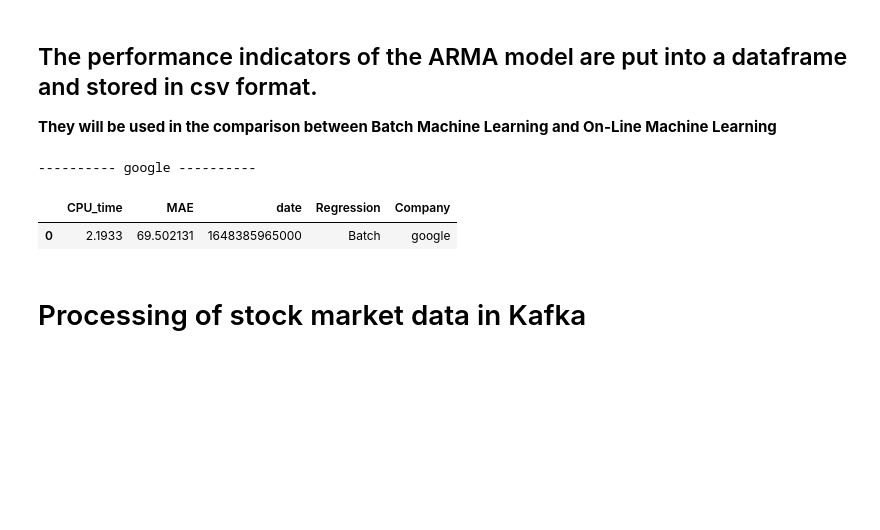
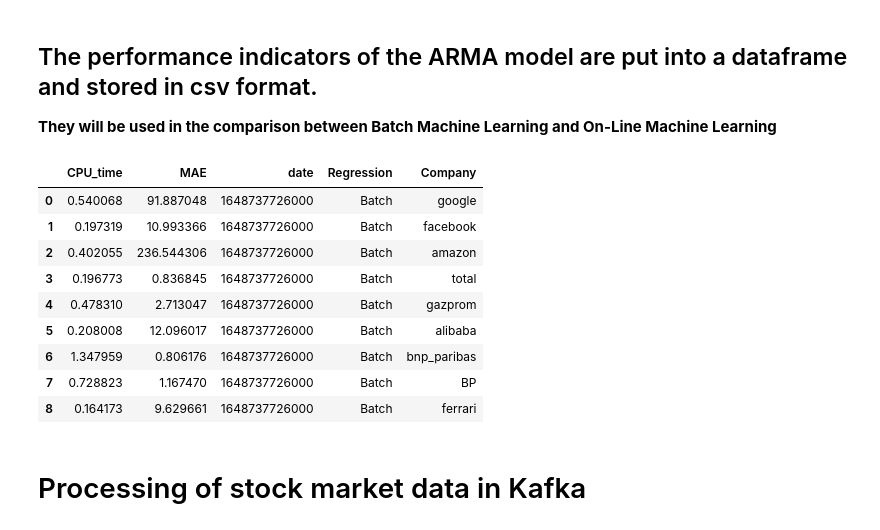
Before and after one commit to hrialan/m2ds-data-stream-project, a Jupyter notebook: 1-NERIN_PERBET_RIALAN__Datastream_sujet_5__Data.ipynb, the cells around one changed output. Cells and saved outputs as stored; diff of their text form; code cells hidden in the pictures; blank space fills up the shorter version.

```diff
--- a/1-NERIN_PERBET_RIALAN__Datastream_sujet_5__Data.ipynb
+++ b/1-NERIN_PERBET_RIALAN__Datastream_sujet_5__Data.ipynb
@@ -475,0 +484,10 @@ Name: (GOOG, Close), Length: 133, dtype: float64
+# %%
+data_train = {}
+data_test = {}
+
+for company in All_the_companies:
+    date_fin = data_clean[company].tail(1).index.to_list()[0]
+    date_deb_test = date_fin + neg_test_length
+    date_fin_train = date_deb_test - delta_train_test
+    data_train[company] = data_clean[company][:date_fin_train]
+    data_test[company] = data_clean[company][date_deb_test:]
@@ -608,0 +641,4 @@ plot_ACF_and_PACF(data_train, lags)
+# %%
+for company in All_the_companies:
+    print("\n --------------- {} ----------------".format(company))
+    plot_ACF_and_PACF(data_train[company], lags)
@@ -655,6 +712,10 @@ Covariance Type:                  opg
 # %%
-MAE, df_Prediction_11 = Modele_Predict(Modele_11, data_test)
-print("\nMean Absolute Error of the prediction = {:.2f} USD".format(MAE))
-Batch_ML_result["MAE"].append(MAE)
-df_Prediction_11
+# predict the close stocks
+df_Prediction_11 = {}
+
+for company in All_the_companies:
+    MAE, df_Prediction_11[company] = Modele_Predict(Modele_11[company], data_test[company])
+    print("\nMean Absolute Error of the prediction = {:.2f} USD".format(MAE))
+    Batch_ML_result["MAE"].append(MAE)
+    display(df_Prediction_11[company])
 # %% [output]
@@ -679,0 +785,4 @@ plot_predict_ARMA(The_selected_company, data_clean, Modele_11, df_Prediction_11)
+# %%
+# Plot the ARMA results
+for company in All_the_companies:
+    plot_predict_ARMA(company, data_clean[company], Modele_11[company], df_Prediction_11[company])
@@ -682,17 +801,24 @@ plot_predict_ARMA(The_selected_company, data_clean, Modele_11, df_Prediction_11)
 
 __They will be used in the comparison between Batch Machine Learning and On-Line Machine Learning__
 # %%
-print("---------- {} ----------".format(The_selected_company))
-Batch_ML_result["date"].append(int(time.time()) * 1000)
-Batch_ML_result["Regression"].append("Batch")
-Batch_ML_result["Company"].append(The_selected_company)
+for company in All_the_companies:
+    Batch_ML_result["date"].append(int(time.time()) * 1000)
+    Batch_ML_result["Regression"].append("Batch")
+    Batch_ML_result["Company"].append(company)
 
 df_Batch_ML_result = pd.DataFrame(Batch_ML_result)
 df_Batch_ML_result
 # %% [output]
----------- google ----------
 |  | CPU_time | MAE | date | Regression | Company |
-| 0 | 2.1933 | 69.502131 | 1648385965000 | Batch | google |
+| 0 | 0.540068 | 91.887048 | 1648737726000 | Batch | google |
+| 1 | 0.197319 | 10.993366 | 1648737726000 | Batch | facebook |
+| 2 | 0.402055 | 236.544306 | 1648737726000 | Batch | amazon |
+| 3 | 0.196773 | 0.836845 | 1648737726000 | Batch | total |
+| 4 | 0.478310 | 2.713047 | 1648737726000 | Batch | gazprom |
+| 5 | 0.208008 | 12.096017 | 1648737726000 | Batch | alibaba |
+| 6 | 1.347959 | 0.806176 | 1648737726000 | Batch | bnp_paribas |
+| 7 | 0.728823 | 1.167470 | 1648737726000 | Batch | BP |
+| 8 | 0.164173 | 9.629661 | 1648737726000 | Batch | ferrari |
 # %%
 df_Batch_ML_result.to_csv("ARMA_performance.csv", sep=";", decimal=",")
 # %% [markdown]
```
Also changed, not shown: parts of 26 cells of this notebook, 24 other files.
